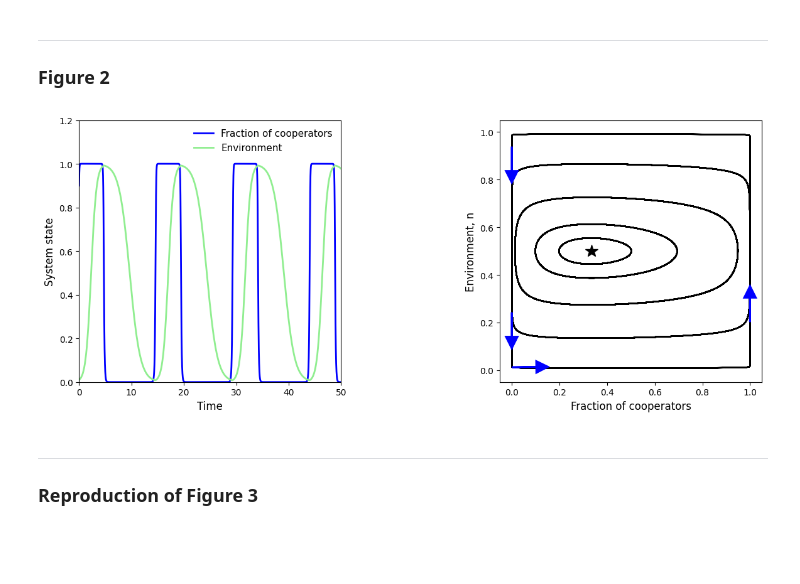
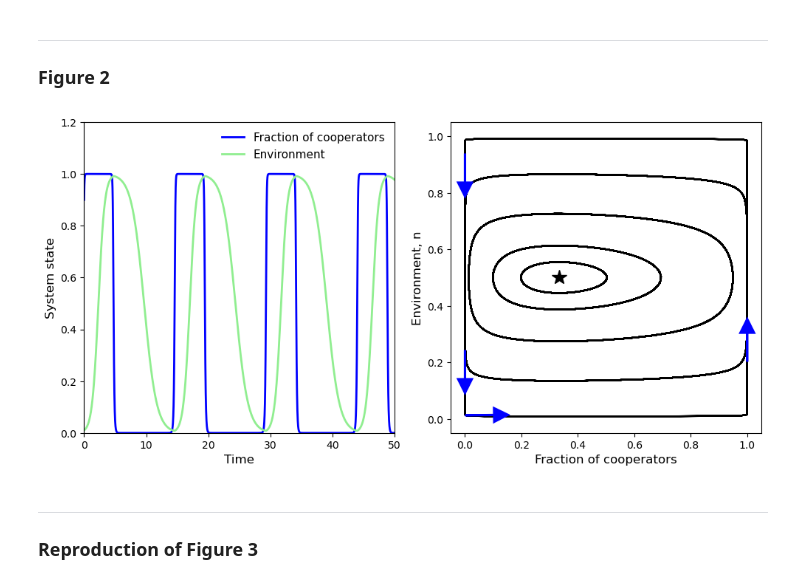
Before and after one commit to Rayane-KO/CGT2526, a Jupyter notebook: Reproduction.ipynb, the cells around one changed output. Saved outputs shown, nothing was run; the diff lists cells and outputs as text; code cells hidden in the pictures; blank space fills up the shorter version.

```diff
--- a/Reproduction.ipynb
+++ b/Reproduction.ipynb
@@ -83,7 +83,7 @@ def reproduce_figure_2():
         )
         solutions.append(sol)
 
-    fig, (ax_time, ax_phase) = plt.subplots(1, 2, figsize=(14, 5))
+    fig, (ax_time, ax_phase) = plt.subplots(1, 2, figsize=(10, 5))
 
     # LEFT: Time series
     ax_time.plot(sol_display.t, sol_display.y[0], 'b-', lw=2, label='Fraction of cooperators')
@@ -120,34 +120,34 @@ def reproduce_figure_2():
 
         look_ahead = max(1, int(n_points * 0.01))
         next_idx = min(idx + look_ahead, n_points - 1)
 
         dx = x_traj[next_idx] - x_traj[idx]
         dn = n_traj[next_idx] - n_traj[idx]
 
         norm = np.sqrt(dx**2 + dn**2)
         if norm > 0:
             arrow_length = avg_range / 10
             dx_arrow = arrow_length * dx / norm
             dn_arrow = arrow_length * dn / norm
             head_size = arrow_length / 2
 
             ax_phase.arrow(x_pos, n_pos, dx_arrow, dn_arrow,
                           head_width=head_size, head_length=head_size,
                           fc='blue', ec='blue', lw=2, zorder=10)
 
     ax_phase.plot(x_star, n_star, '*', color='black', markersize=15, zorder=20)
     ax_phase.set_xlabel('Fraction of cooperators', fontsize=12)
     ax_phase.set_ylabel('Environment, n', fontsize=12)
     ax_phase.set_xlim(-0.05, 1.05)
     ax_phase.set_ylim(-0.05, 1.05)
     ax_phase.set_aspect('equal')
 
     plt.tight_layout()
     plt.show()
 
 reproduce_figure_2()
 # %% [output]
-[figure, old version]
+[figure, new version]
 # %% [markdown]
 ---
 
```
Also changed, not shown: parts of 2 cells of this notebook.
